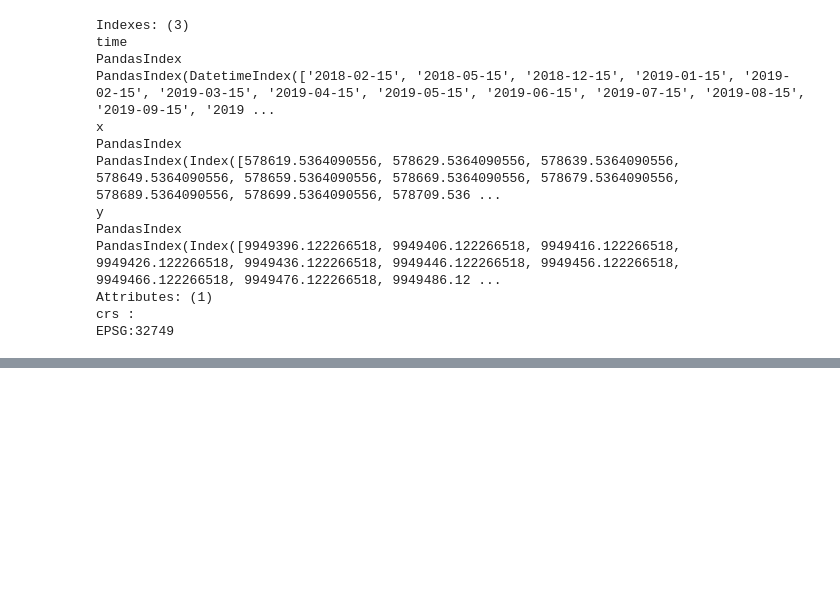
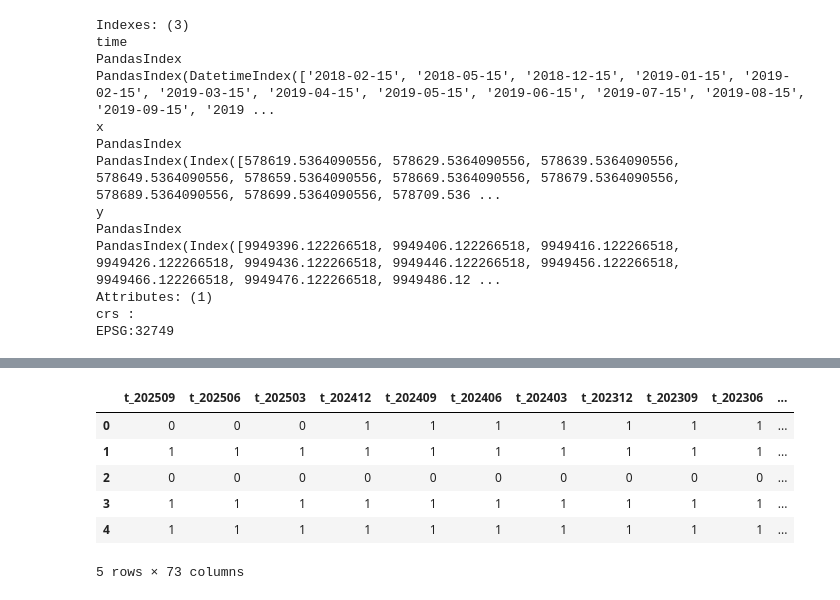
Before and after one commit to miqbalf/gis-carbon-ai, a Jupyter notebook: jupyter/notebooks/02c_forestry_arr_ML_tsfresh.ipynb, the cells around one changed output, grey strips where cells are left out. Saved outputs shown, nothing was run; the diff lists cells and outputs as text; code cells hidden in the pictures; blank space fills up the shorter version.

```diff
--- a/jupyter/notebooks/02c_forestry_arr_ML_tsfresh.ipynb
+++ b/jupyter/notebooks/02c_forestry_arr_ML_tsfresh.ipynb
@@ -302,0 +318,13 @@ EPSG:32749
+# %%
+#### DS TRAIN CHECK RESAMPLING
+import geopandas as gpd
+training_gdf = gpd.read_file('00_input/training_shp/example_result_2.shp')
+training_gdf.head()
+# %% [output]
+|  | t_202509 | t_202506 | t_202503 | t_202412 | t_202409 | t_202406 | t_202403 | t_202312 | t_202309 | t_202306 | ... |
+| 0 | 0 | 0 | 0 | 1 | 1 | 1 | 1 | 1 | 1 | 1 | ... |
+| 1 | 1 | 1 | 1 | 1 | 1 | 1 | 1 | 1 | 1 | 1 | ... |
+| 2 | 0 | 0 | 0 | 0 | 0 | 0 | 0 | 0 | 0 | 0 | ... |
+| 3 | 1 | 1 | 1 | 1 | 1 | 1 | 1 | 1 | 1 | 1 | ... |
+| 4 | 1 | 1 | 1 | 1 | 1 | 1 | 1 | 1 | 1 | 1 | ... |
+5 rows × 73 columns
```
Also changed, not shown: parts of 26 cells of this notebook, 9 other files.
